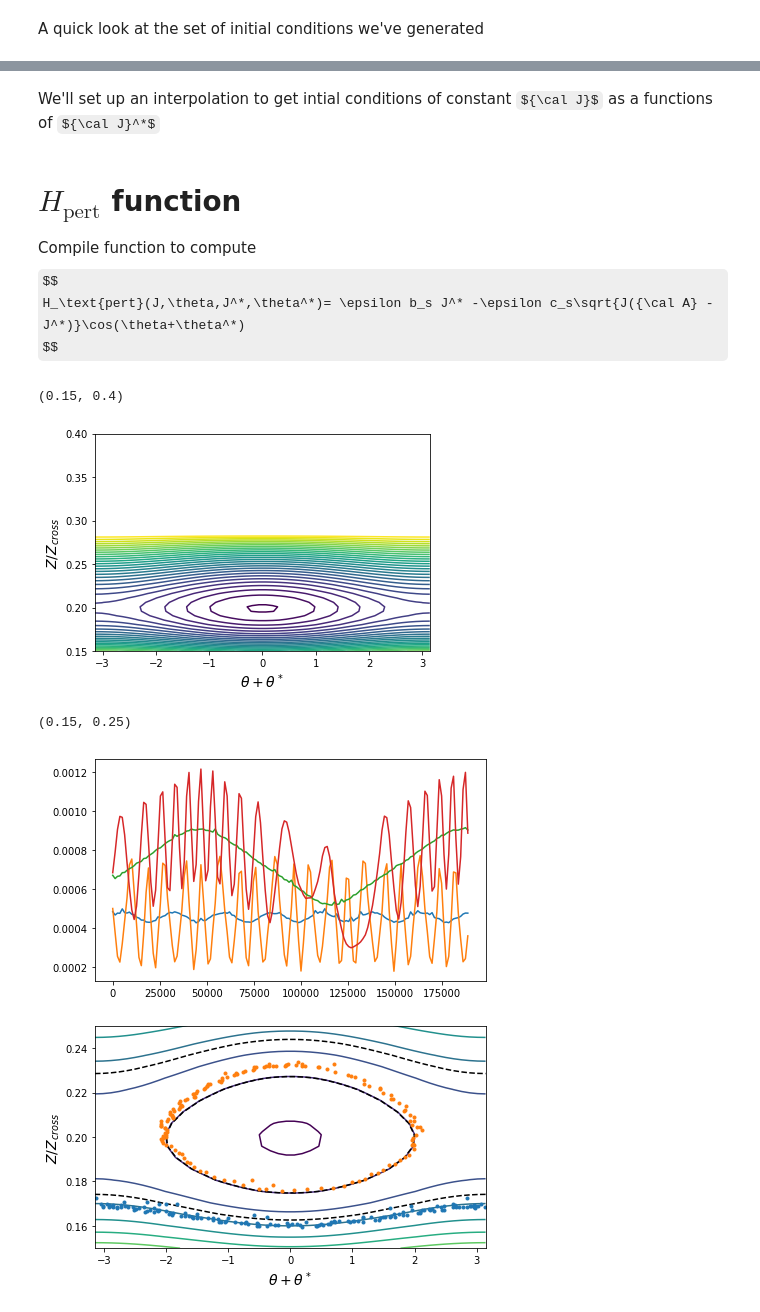
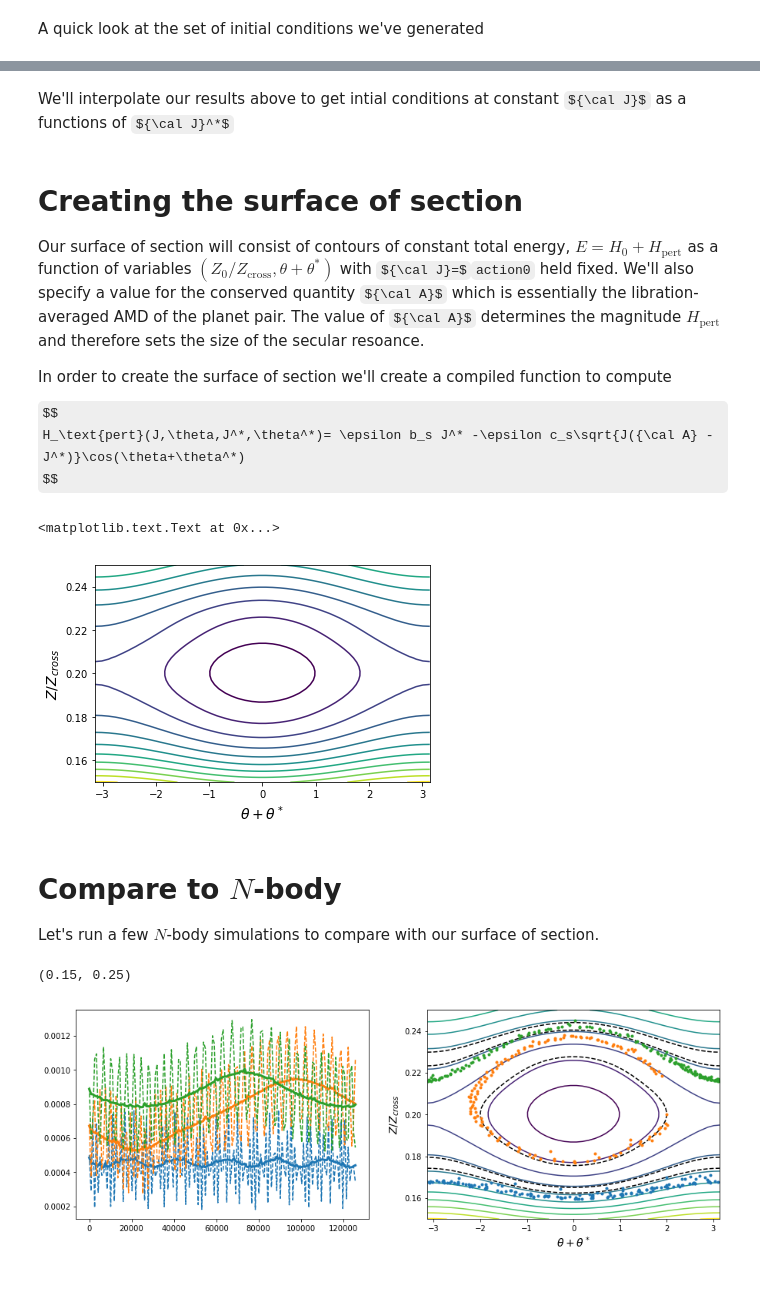
Before and after one commit to shadden/IntegrableModelforResonances, a Jupyter notebook: jupyter_examples/Secular_Resonance_Surface_of_Section.ipynb, the cells around one changed output, grey strips where cells are left out. Drawn from its saved outputs; the diff is of its cells as text; code cells hidden in the pictures; some formulas as TeX source; blank space fills up the shorter version.

```diff
--- a/jupyter_examples/Secular_Resonance_Surface_of_Section.ipynb
+++ b/jupyter_examples/Secular_Resonance_Surface_of_Section.ipynb
@@ -77,14 +100,19 @@ ax[1].set_xlabel(r"$J^*$")
 # %% [markdown]
-We'll set up an interpolation to get intial conditions of constant ${\cal J}$ as a functions of ${\cal J}^*$
+We'll interpolate our results above to get intial conditions at constant ${\cal J}$ as a functions of ${\cal J}^*$
 # %%
 from scipy.interpolate import CubicSpline
 ics_vs_zfrac = CubicSpline(zfs,ics)
-# %% [markdown]
-#  $H_\text{pert}$ function
-Compile function to compute
-$$
-            H_\text{pert}(J,\theta,J^*,\theta^*)= \epsilon b_s J^* -\epsilon c_s\sqrt{J({\cal A} - J^*)}\cos(\theta+\theta^*)
-            $$
+# %% [markdown]
+#  Creating the surface of section
+
+Our surface of section will consist of contours of constant total energy, $E = H_0 + H_\text{pert}$ as a function of variables $({Z_0}/Z_\text{cross},\theta+\theta^*)$ with ${\cal J}=$`action0` held fixed.
+We'll also specify a value for the conserved quantity ${\cal A}$ which is essentially the libration-averaged AMD of the planet pair. The value of ${\cal A}$ determines the magnitude $H_\text{pert}$ and therefore sets the size of the secular resoance.
+
+In order to create the surface of section we'll create a compiled function to compute
+
+$$
+H_\text{pert}(J,\theta,J^*,\theta^*)= \epsilon b_s J^* -\epsilon c_s\sqrt{J({\cal A} - J^*)}\cos(\theta+\theta^*)
+$$
 # %%
 import theano
 import theano.tensor as T
@@ -118,67 +152,85 @@ for i,zf in enumerate(zfs):
         Energy[i,j] = res_model.H(y)+Fpert(y,calA,b_s,c_s,res_model.eps)
 # %%
 X,Y = np.meshgrid(theta_plus_thetastars,zfs)
-plt.contour(X,Y,Energy,30)
+plt.contour(X,Y,Energy,10)
 plt.xlabel(r"$\theta+\theta^*$",fontsize=14)
 plt.ylabel(r"$Z/Z_{cross}$",fontsize=14)
-plt.ylim()
 # %% [output]
-(0.15, 0.4)
+<matplotlib.text.Text at 0x...>
-[figure, old version]
+[figure, new version]
+# %% [markdown]
+# Compare to $N$-body
+  Let's run a few $N$-body simulations to compare with our surface of section.
 # %%
+# Initial Z0/Zcross values to use
+Nb_zfs = [0.17,0.2,0.23]
+# Initial theta+theta_star value to use
+initial_theta_plus_theta_star = 2
+
+# Lists to store rebound simlutions and
+# intial values of energy to identify the
+# contours on our surface of section corresponding
+# to the simulations
 sims = []
 Energies = []
-for zf in [0.17,0.2]:
+
+# Set up sims
+for zf in Nb_zfs:
     y = ics_vs_zfrac(zf)
-    y[1] = -2 - y[0]
+    y[1] = initial_theta_plus_theta_star - y[0]
     Energies.append(res_model.H(y)+Fpert(y,calA,b_s,c_s,res_model.eps))
     sims.append(res_model.dyvars_to_rebound_sim(y,calA = calA,P2 = 2*np.pi))
 # %%
-time = np.linspace(0,3e4 * sims[0].particles[2].P,150)
+# Integration times
+time = np.linspace(0,2e4 * sims[0].particles[2].P,150)
 # %%
-els = np.zeros((2,len(time),2,4))
+# Run integrations, store orbital elements
+els = np.zeros((len(sims),len(time),2,4))
 for i,t in enumerate(time):
     for k,sim in enumerate(sims):
         sim.integrate(t)
         for j,p in enumerate(sim.particles[1:]):
             els[k,i,j] = p.P,p.e,p.l,p.pomega
 # %%
-fig,ax = plt.subplots(2,1,figsize=(7,9))
+fig,ax = plt.subplots(1,2,figsize=(15,5))
 _,_,Zcross = res_model.get_z1z2Z_from_zfrac(1)
 X,Y = np.meshgrid(theta_plus_thetastars,zfs)
 ax[1].contour(X,Y,Energy,10)
-ax[1].contour(X,Y,Energy,np.sort(Energies),colors=['k'])
-
-
-for k in range(2):
+ax[1].contour(X,Y,Energy,np.sort(Energies),colors=['k'],linestyles=['-'],linewidths=[3])
+for k in range(len(sims)):
     z1,z2 = np.transpose(els[k,:,:,1] * np.exp(1j * els[k,:,:,3]))
 
     Mmtrx = res_model._get_M_matrix()
 
     rtPhi_exp_iphi,rtPsi_exp_ipsi = np.conjugate(np.linalg.inv(Mmtrx).dot([z1,z2]))
 
     J = np.abs(rtPhi_exp_iphi)**2
 
     l1,l2=np.transpose(els[k,:,:,2])
 
     P1,P2=np.transpose(els[k,:,:,0])
 
     Delta = (res_model.j - res_model.k) * P2 / P1 / res_model.j - 1
 
     Jstar = J-Delta / res_model.dJ_to_Delta
 
     Q = res_model.j * l2 - (res_model.j-res_model.k) * l1
 
     theta = (Q + res_model.k * np.angle(rtPhi_exp_iphi)) / res_model.k
     thetaStar = -1 * (Q + res_model.k * np.angle(rtPsi_exp_ipsi)) / res_model.k
 
-    ax[0].plot(time,Jstar)
-    ax[0].plot(time,J)
+    # Plot Jstar and J versus time
+    line,=ax[0].plot(time,Jstar,lw = 3)
+    ax[0].plot(time,J,'--',color=line.get_color())
 
-    ax[1].plot(np.mod(theta+thetaStar+np.pi,2*np.pi)-np.pi,np.sqrt(Jstar/res_model.Zsq_to_J)/Zcross,'.')
+    # Plot Z_0 / Zcross versus theta+thetaStar on the surface of section plot
+    Z0_over_Zcross = np.sqrt(Jstar/res_model.Zsq_to_J)/Zcross
+    ang = np.mod(theta+thetaStar+np.pi,2*np.pi)-np.pi
+    ax[1].plot(ang,Z0_over_Zcross,'.',color=line.get_color())
+
 ax[1].set_xlabel(r"$\theta+\theta^*$",fontsize=14)
 ax[1].set_ylabel(r"$Z/Z_{cross}$",fontsize=14)
 ax[1].set_ylim(ymax = 0.25)
 # %% [output]
 (0.15, 0.25)
-[figure, old version]
+[figure, new version]
```
Also changed, not shown: parts of 14 cells of this notebook.
